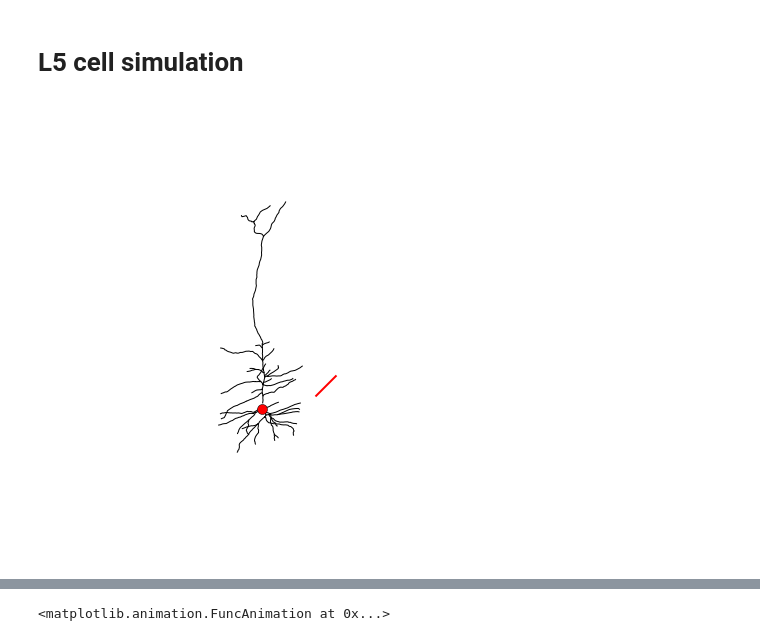
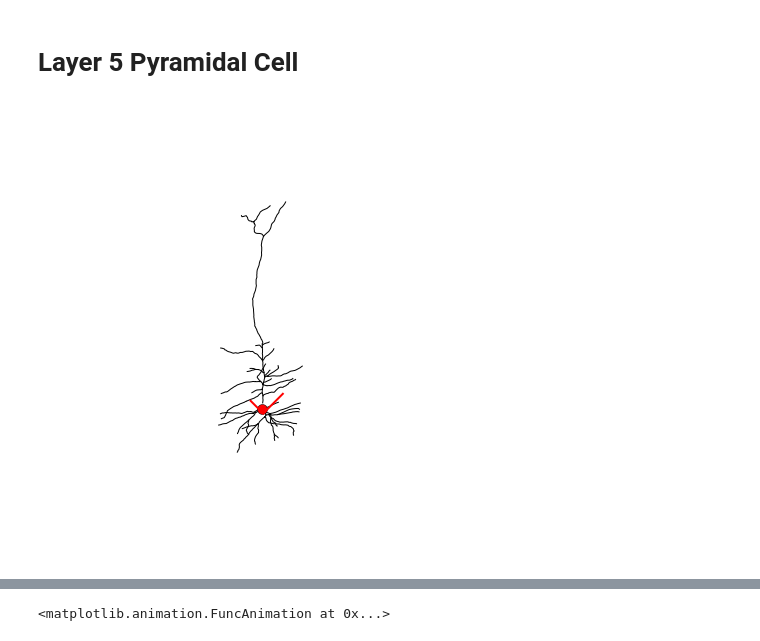
Before and after one commit to ahwillia/Williams-etal-Synaptic-Transport, a Jupyter notebook: code/08_morphologies/L5_cell.ipynb, the cells around one changed output, grey strips where cells are left out. Cells and saved outputs as stored; diff of their text form; code cells hidden in the pictures.

```diff
--- a/code/08_morphologies/L5_cell.ipynb
+++ b/code/08_morphologies/L5_cell.ipynb
@@ -1,29 +1,35 @@
-# %% [markdown]
-# L5 cell simulation
+# %% [markdown]
+# Layer 5 Pyramidal Cell
 # %%
 from neuron import h
 from PyNeuronToolbox import neuromorpho,morphology
 import pylab as plt
 %matplotlib inline
 from mpl_toolkits.mplot3d import Axes3D
 from matplotlib.pyplot import cm
 import numpy as np
+from palettable.cubehelix import Cubehelix
+
+u_cmap = cm.cool
+us_cmap = Cubehelix.make(start=1, min_light=0.0, max_light=0.9, max_sat=6.0, rotation=0.13).mpl_colormap
+
 fig = plt.figure(figsize=(8,8))
 xsc = np.array([0,100])
 ysc = np.array([0,0])
 view = (90,-135)
 
-## PURKINJE CELL ##
-neuromorpho.download('32-L5pyr-28', filename='l5_morph.swc')
-l5cell = morphology.load('l5_morph.swc',use_axon=False)
+cellname = 'l5cell'
+neuromorpho.download('32-L5pyr-28', filename=cellname+'_morph.swc')
+cell = morphology.load(cellname+'_morph.swc',use_axon=False)
 
 ax = fig.gca(projection='3d')
-morphology.shapeplot(h, ax, sections=l5cell.dend+l5cell.apic, color='k')
-morphology.mark_locations(h,l5cell.soma[0], 0.5, color='r', ms=10)
-ax.plot(xsc+180,ysc-140,'-r',lw=2)
+morphology.shapeplot(h, ax, sections=cell.dend+cell.apic, color='k')
+morphology.mark_locations(h,cell.soma[0], 0.5, color='r', ms=10)
+ax.plot(xsc,ysc,'-r',lw=2)
+ax.plot(ysc,xsc,'-r',lw=2)
 ax.view_init(*view)
 ax.set_axis_off()
-plt.savefig('l5cell_morph.png')
+plt.savefig(cellname+'_morph.eps')
 plt.show()
 # %% [output]
-[figure, old version]
+[figure, new version]
```
Also changed, not shown: parts of 11 cells of this notebook, 53 other files.
